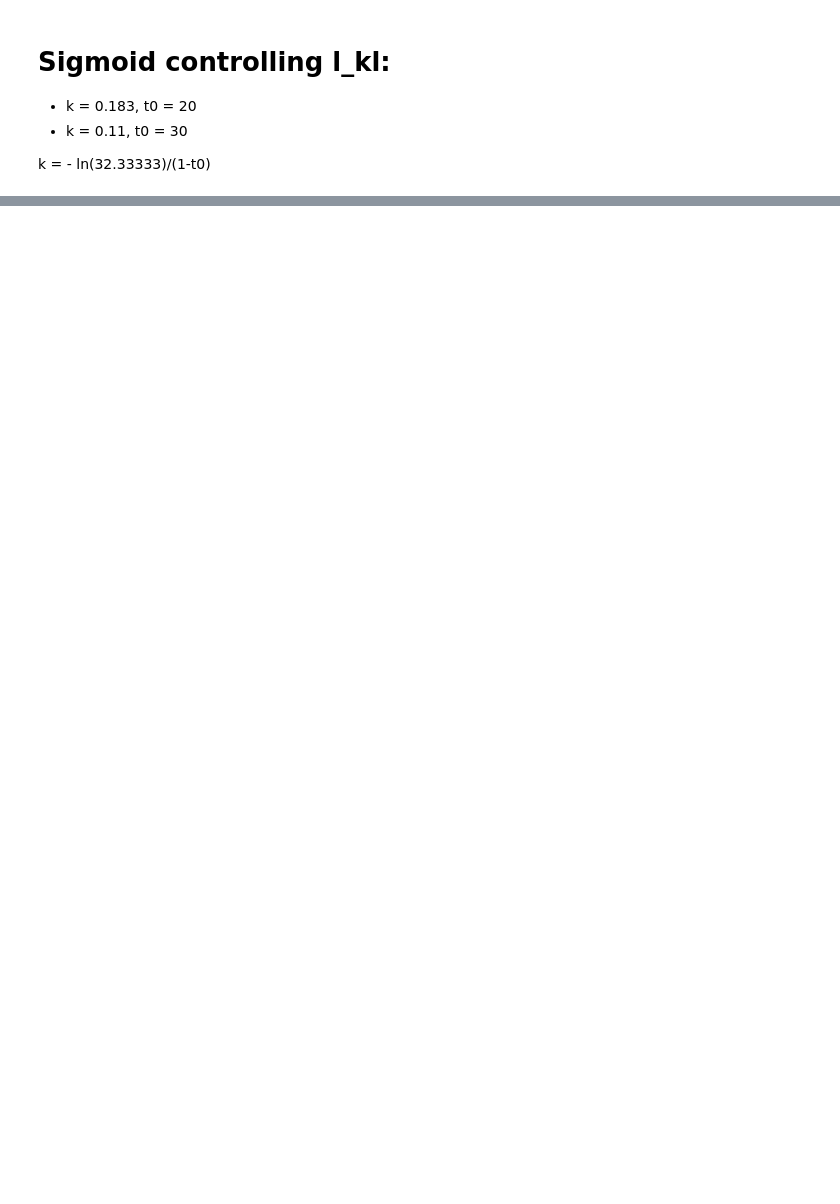
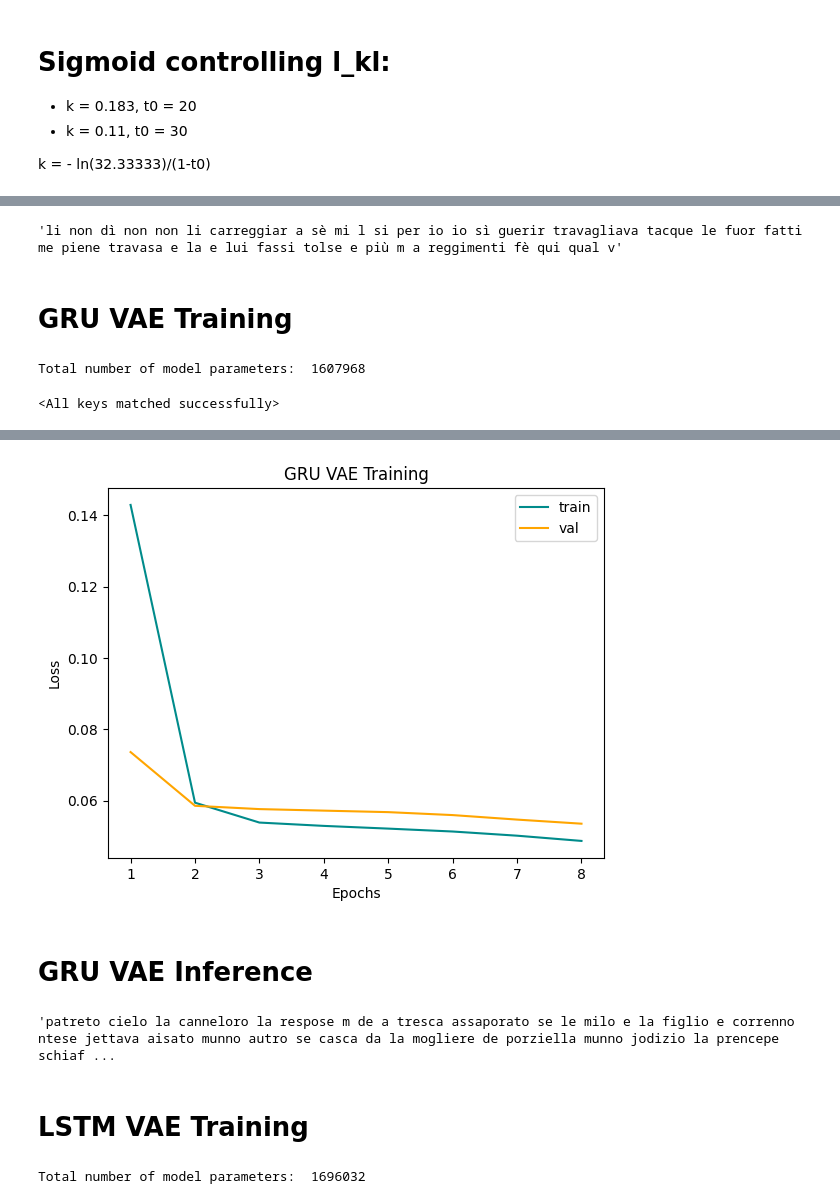
Before and after one commit to MassimoMario/Italic_Text_Generation, a Jupyter notebook: RNN_VAE.ipynb, the cells around one changed output, grey strips where cells are left out. Drawn from its saved outputs; the diff is of its cells as text; code cells hidden in the pictures; blank space fills up the shorter version.

```diff
--- a/RNN_VAE.ipynb
+++ b/RNN_VAE.ipynb
@@ -494,5 +778,18 @@ vae.number_parameters()
+# %%
+rnn_vae.sample(40)
+# %% [output]
+'li non dì non non li carreggiar a sè mi l si per io io sì guerir travagliava tacque le fuor fatti me piene travasa e la e lui fassi tolse e più m a reggimenti fè qui qual v'
+# %% [markdown]
+# GRU VAE Training
 # %%
-vae = GRUVAE(embedding_matrix, word2idx, idx2word, hidden_dim, latent_dim, 3, sos_token, vocab_size)
-vae.number_parameters()
+gru_vae = GRUVAE(embedding_matrix, word2idx, idx2word, hidden_dim, latent_dim, 2, sos_token, vocab_size)
+gru_vae.number_parameters()
+# %% [output]
+Total number of model parameters:  1607968
+# %%
+gru_vae.load_state_dict(torch.load('dante_gru_vae.pth'))
+# %% [output]
+<All keys matched successfully>
 # %%
-train_losses = training(vae, train_loader, val_loader, 8, lr = 4e-4, title = 'RNN VAE Training')
+training(gru_vae, train_loader, val_loader, 8, lr = 4e-4, title = 'GRU')
+# %% [output]
@@ -498,0 +804 @@ train_losses = training(vae, train_loader, val_loader, 8, lr = 4e-4, title = 'RN
+[figure, added]
@@ -559,0 +807,13 @@ vae.sample(30)
+# %% [markdown]
+# GRU VAE Inference
+# %%
+gru_vae.sample(40)
+# %% [output]
+'patreto cielo la canneloro la respose m de a tresca assaporato se le milo e la figlio e correnno ntese jettava aisato munno autro se casca da la mogliere de porziella munno jodizio la prencepe schiaf ...
+# %% [markdown]
+# LSTM VAE Training
+# %%
+lstm_vae = LSTMVAE(embedding_matrix, word2idx, idx2word, hidden_dim, latent_dim, 2, sos_token, vocab_size)
+lstm_vae.number_parameters()
+# %% [output]
+Total number of model parameters:  1696032
```
Also changed, not shown: parts of 24 cells of this notebook.
